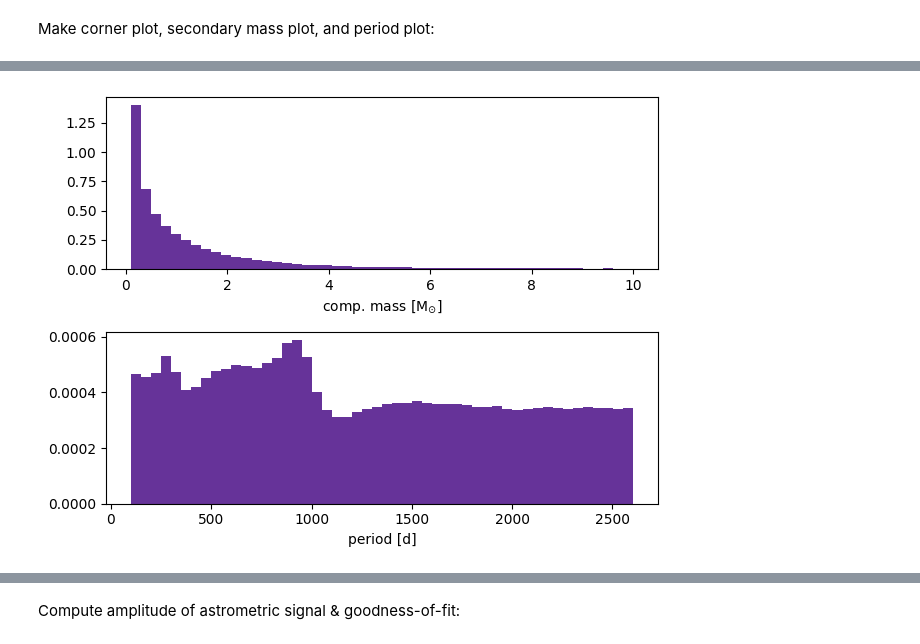
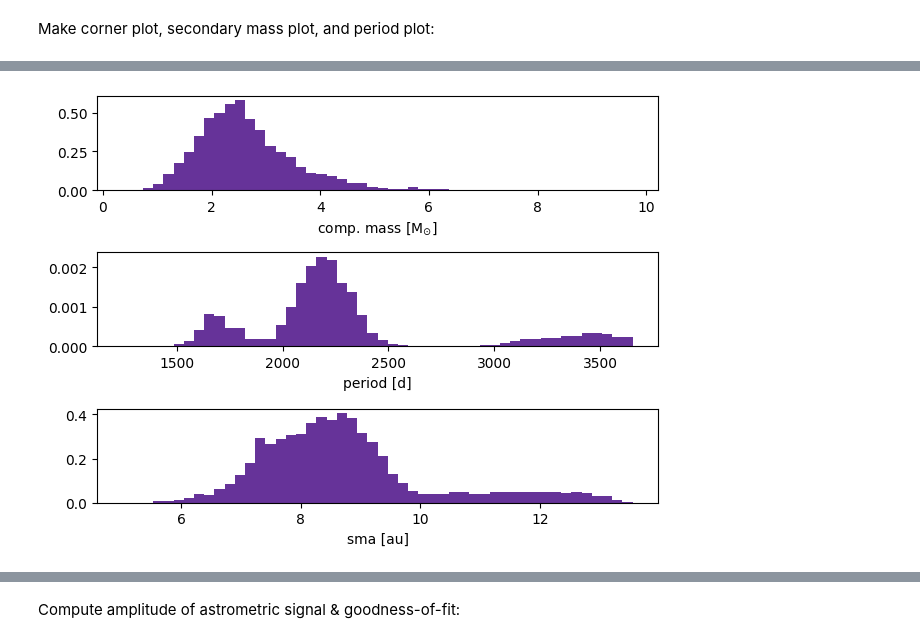
Before and after one commit to sblunt/betelgeuse, a Jupyter notebook: is_it_real.ipynb, the cells around one changed output, grey strips where cells are left out. Drawn from its saved outputs; the diff is of its cells as text; code cells hidden in the pictures.

Commit message:
some astrometric visualization progress

```diff
--- a/is_it_real.ipynb
+++ b/is_it_real.ipynb
@@ -7,7 +7,7 @@ from astropy import units as u, constants as cst
 from astropy.time import Time
 
 # load results
-run_name = "planetTrue_dvdFalse_renormHIPFalse_burn100_total50000000"
+run_name = "planetTrue_dvdFalse_renormHIPFalse_burn100_total5000000"
 beetle_results = results.Results()
 beetle_results.load_results("results/{}.hdf5".format(run_name))
 
@@ -15,8 +15,6 @@ beetle_results.load_results("results/{}.hdf5".format(run_name))
 savedir = "plots/{}".format(run_name)
 if not os.path.exists(savedir):
     os.mkdir(savedir)
-
-# TODO: run a longer fit to make sure it's converged.
 # %% [markdown]
 Make corner plot, secondary mass plot, and period plot:
 # %%
@@ -27,20 +23,32 @@ plt.savefig("{}/corner.png".format(savedir), dpi=250)
 # %%
-fig, ax = plt.subplots(2, 1)
+fig, ax = plt.subplots(3, 1)
 ax[0].hist(
     beetle_results.post[:, beetle_results.param_idx["m1"]] * u.M_jup / u.M_sun,
     bins=50,
     density=True,
     color="rebeccapurple",
 )
 ax[0].set_xlabel("comp. mass [M$_{{\\odot}}$]")
 ax[1].hist(
     beetle_results.post[:, beetle_results.param_idx["per1"]] * 365.25,
     bins=50,
     density=True,
     color="rebeccapurple",
 )
 ax[1].set_xlabel("period [d]")
+ax[2].hist(
+    (
+        (beetle_results.post[:, beetle_results.param_idx["per1"]]) ** 2
+        * beetle_results.post[:, beetle_results.param_idx["m0"]]
+    )
+    ** (1 / 3),
+    bins=50,
+    density=True,
+    color="rebeccapurple",
+)
+ax[2].set_xlabel("sma [au]")
+
 plt.tight_layout()
 plt.savefig("{}/mass_period.png".format(savedir), dpi=250)
 # %% [output]
-[figure, old version]
+[figure, new version]
```
Also changed, not shown: parts of 6 cells of this notebook, 8 other files.
